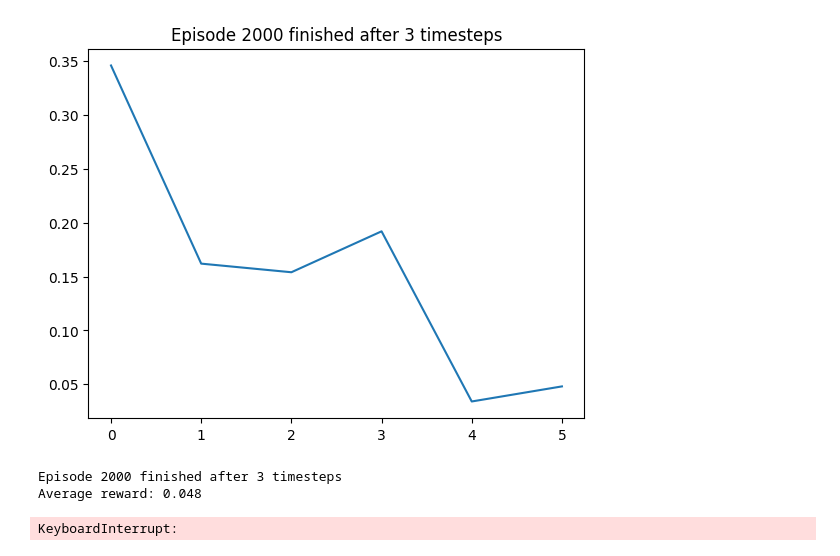
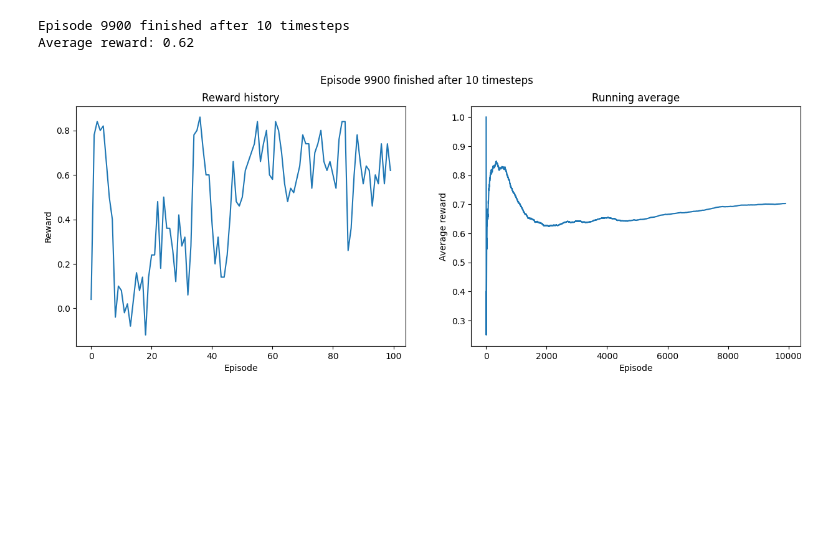
Before and after one commit to AI22-Thomas/hexgame, a Jupyter notebook: learn.ipynb, the cells around one changed output. Drawn from its saved outputs; the diff is of its cells as text; code cells hidden in the pictures; blank space fills up the shorter version.

```diff
--- a/learn.ipynb
+++ b/learn.ipynb
@@ -1,47 +1,49 @@
 # %%
 import sys
 from hex.hex_env import HexEnv
 from hex.q_engine import QEngine
 from hex.qmodels.conv_qmodel import ConvQModel
 from hex.qmodels.simple_qmodel import SimpleQModel
 from hex.transformers.conv_transformer import ConvTransfomer
 from hex.transformers.simple_transformer import SimpleTransfomer
 
 BOARD_SIZE = 5
 
-env = HexEnv(5,
+env = HexEnv(BOARD_SIZE,
              # transformer=ConvTransfomer()
              transformer=SimpleTransfomer()
              )
 env.reset()
 
 q_learner = QEngine(env,
                     # ConvQModel(env.dim_input(), env.dim_output())
                     SimpleQModel(env.dim_input(), env.dim_output())
                     )
 q_learner.learn(batch_size=64,
-                num_episodes=sys.maxsize,
+                num_episodes=10000,
                 eps_start=0.1,
                 eps_end=0.1,
                 eps_decay=1,
                 gamma=1,
-                # target_net_update_rate=0.001,
-                # soft_update=True,
-                soft_update=False,
-                target_net_update_rate=100,
-                learning_rate=0.003,
-                eval_every=400,
-                save_every=200,
+                target_net_update_rate=0.001,
+                soft_update=True,
+                # soft_update=False,
+                # target_net_update_rate=100,
+                learning_rate=0.0001,
+                eval_every=100,
+                save_every=100,
                 random_start=True,
                 self_play=False,
                 start_from_model="models/model.pt",
-                evaluate_runs=1000
+                save_path="models/model.pt",
+                # start_from_model="models/model_conv.pt",
+                # save_path="models/model_conv.pt",
+                evaluate_runs=100
                 )
 # %% [output]
+Episode 9900 finished after 10 timesteps
+Average reward: 0.62
-[figure, old version]
+[figure, new version]
-Episode 2000 finished after 3 timesteps
-Average reward: 0.048
-KeyboardInterrupt:
 # %%
 import os
 import torch
```
Also changed, not shown: 8 other files.
